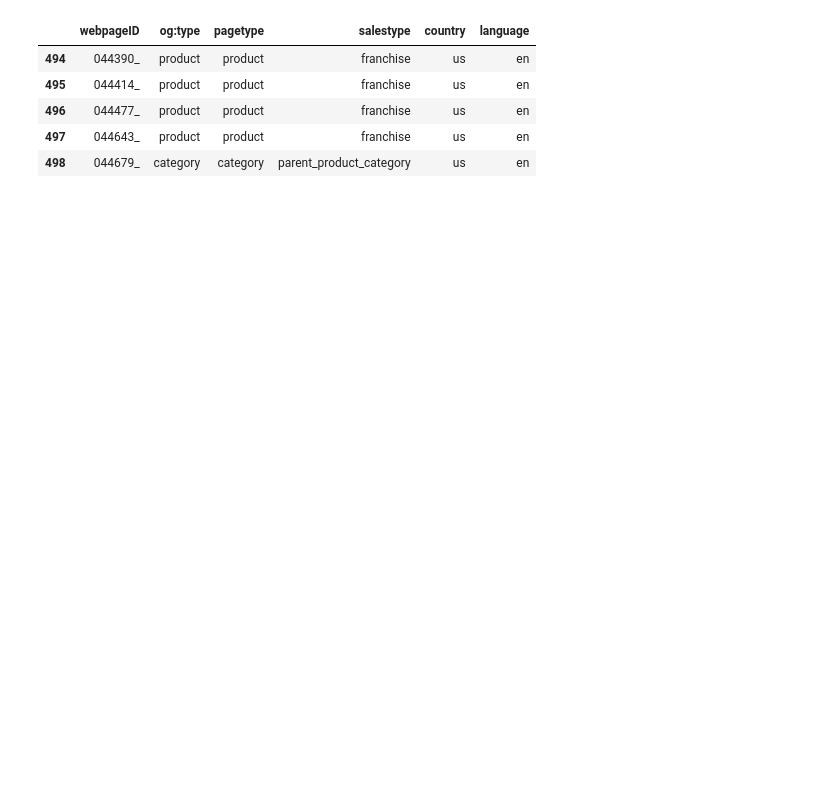
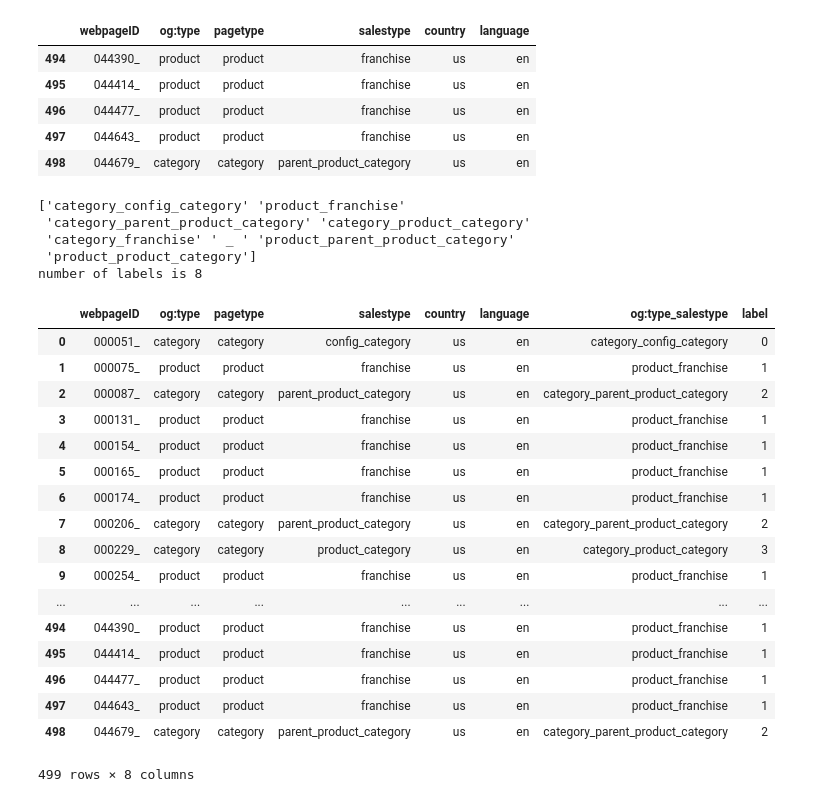
Before and after one commit to lorian/website-tags, a Jupyter notebook: get_feature_table.ipynb, the cells around one changed output. Saved outputs shown, nothing was run; the diff lists cells and outputs as text; code cells hidden in the pictures; blank space fills up the shorter version.

```diff
--- a/get_feature_table.ipynb
+++ b/get_feature_table.ipynb
@@ -29,6 +30,41 @@ df.tail()
 | 496 | 044477_ | product | product | franchise | us | en |
 | 497 | 044643_ | product | product | franchise | us | en |
 | 498 | 044679_ | category | category | parent_product_category | us | en |
+# %%
+df=df.fillna(' ')
+df.loc[:,'og:type_salestype']=['_'.join((i,j))for i, j in zip(df.loc[:,'pagetype'],df.loc[:,'salestype'])]
+
+uniquelablef=df.loc[:,'og:type_salestype'].unique()
+print(uniquelablef)
+print('number of labels is {}'.format(len(uniquelablef)))
+for i in range(len(uniquelablef)):
+    df.loc[df.loc[:,'og:type_salestype']==uniquelablef[i],'label']=i
+
+df
+# %% [output]
+['category_config_category' 'product_franchise'
+ 'category_parent_product_category' 'category_product_category'
+ 'category_franchise' ' _ ' 'product_parent_product_category'
+ 'product_product_category']
+number of labels is 8
+|  | webpageID | og:type | pagetype | salestype | country | language | og:type_salestype | label |
+| 0 | 000051_ | category | category | config_category | us | en | category_config_category | 0 |
+| 1 | 000075_ | product | product | franchise | us | en | product_franchise | 1 |
+| 2 | 000087_ | category | category | parent_product_category | us | en | category_parent_product_category | 2 |
+| 3 | 000131_ | product | product | franchise | us | en | product_franchise | 1 |
+| 4 | 000154_ | product | product | franchise | us | en | product_franchise | 1 |
+| 5 | 000165_ | product | product | franchise | us | en | product_franchise | 1 |
+| 6 | 000174_ | product | product | franchise | us | en | product_franchise | 1 |
+| 7 | 000206_ | category | category | parent_product_category | us | en | category_parent_product_category | 2 |
+| 8 | 000229_ | category | category | product_category | us | en | category_product_category | 3 |
+| 9 | 000254_ | product | product | franchise | us | en | product_franchise | 1 |
+| ... | ... | ... | ... | ... | ... | ... | ... | ... |
+| 494 | 044390_ | product | product | franchise | us | en | product_franchise | 1 |
+| 495 | 044414_ | product | product | franchise | us | en | product_franchise | 1 |
+| 496 | 044477_ | product | product | franchise | us | en | product_franchise | 1 |
+| 497 | 044643_ | product | product | franchise | us | en | product_franchise | 1 |
+| 498 | 044679_ | category | category | parent_product_category | us | en | category_parent_product_category | 2 |
+499 rows × 8 columns
 # %%
 df.to_csv('featuretable.csv', index=False)
 
```
Also changed, not shown: parts of 3 cells of this notebook, 2 other files.
